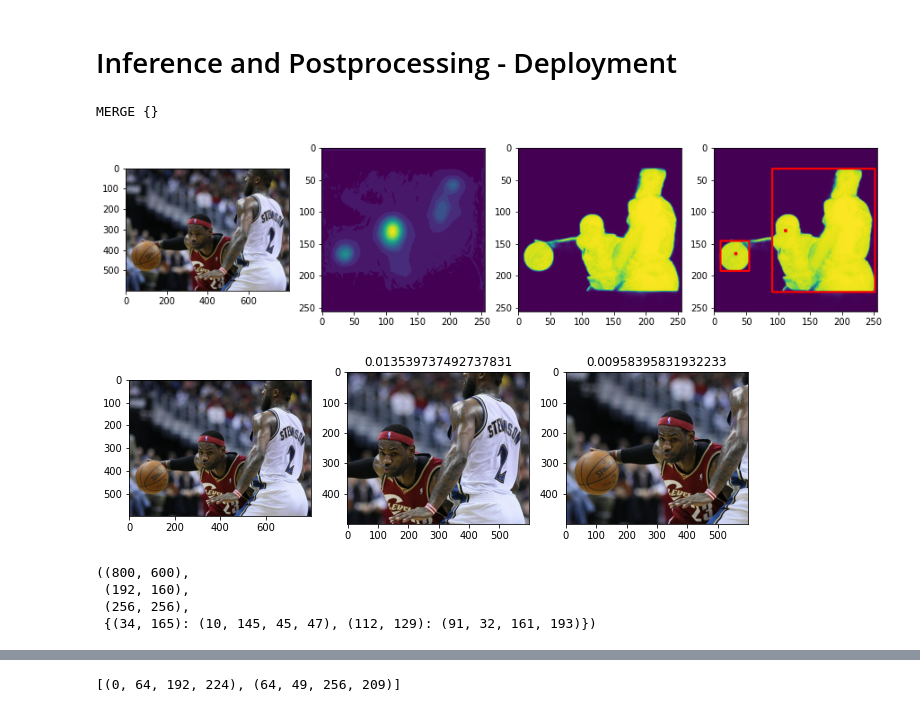
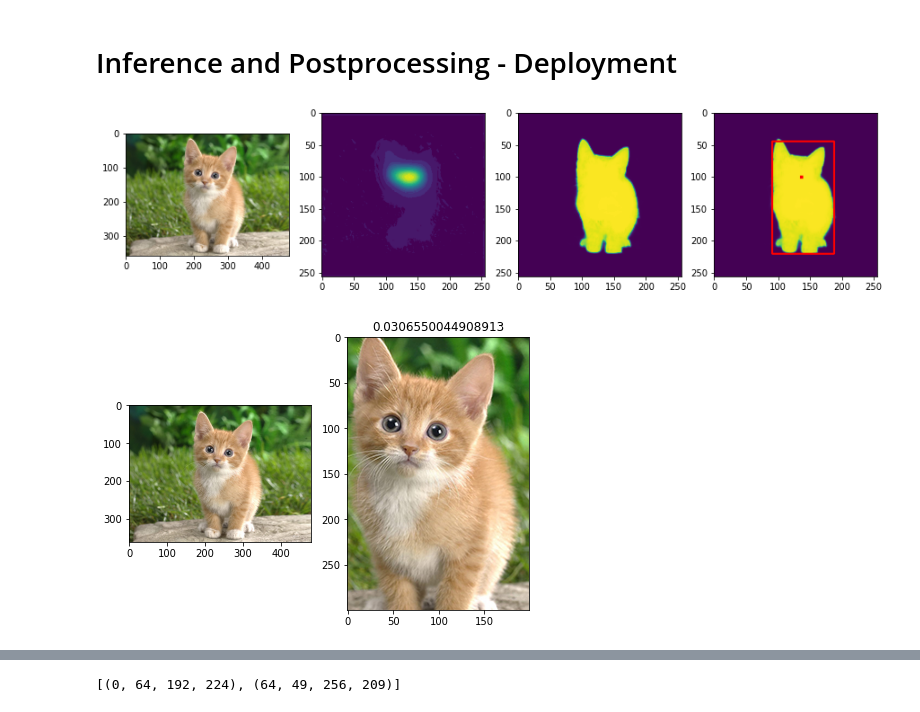
Before and after one commit to ckhui/SaliencySegmentationNet, a Jupyter notebook: Dev.ipynb, the cells around one changed output, grey strips where cells are left out. Cells and saved outputs as stored; diff of their text form; code cells hidden in the pictures.

```diff
--- a/Dev.ipynb
+++ b/Dev.ipynb
@@ -446,35 +446,19 @@ DEVICE = torch.device('cuda' if torch.cuda.is_available() else 'cpu')
 model_dir = "../weights/SSNET_ss_0.pth"
 model = loadModel(model_dir, DEVICE)
 # %%
-# img_path = "/Users/ckh/Downloads/cat.jpeg"
-img_path = "/Users/ckh/Desktop/清华TsingHua/Inmagine/data/sample/6.jpeg"
+img_path = "/Users/ckh/Downloads/cat.jpeg"
+# img_path = "/Users/ckh/Desktop/清华TsingHua/Inmagine/data/sample/6.jpeg"
 img = np.array(Image.open(img_path).convert('RGB'))
 # img_tensor = image2tensor(img)
-crop_size = (600,500)
+crop_size = (200,300)
 
 scores_xyxy, peaks_bb, seg, sal = predict_crop(model, img, crop_size)
 
-# plt.subplot(1,4,1)
-# plt.imshow(img)
-# plt.subplot(1,4,2)
-# plt.imshow(sal)
-# plt.subplot(1,4,3)
-# plt.imshow(seg)
-# plt.subplot(1,4,4)
-# visualize_peak_bb(peaks_bb, seg)
 plt.figure()
 visualize_prediction(img, sal, seg, peaks_bb)
 
 plt.figure()
 visualize_crop_result(scores_xyxy, img)
 # %% [output]
-MERGE {}
-[figure, old version]
+[figure, new version]
-[figure, old version]
+[figure, new version]
-# %%
-img_size, target_size, feat_size, peaks_bb
-# %% [output]
-((800, 600),
- (192, 160),
- (256, 256),
- {(34, 165): (10, 145, 45, 47), (112, 129): (91, 32, 161, 193)})
```
Also changed, not shown: parts of 13 cells of this notebook, 2 other files.
